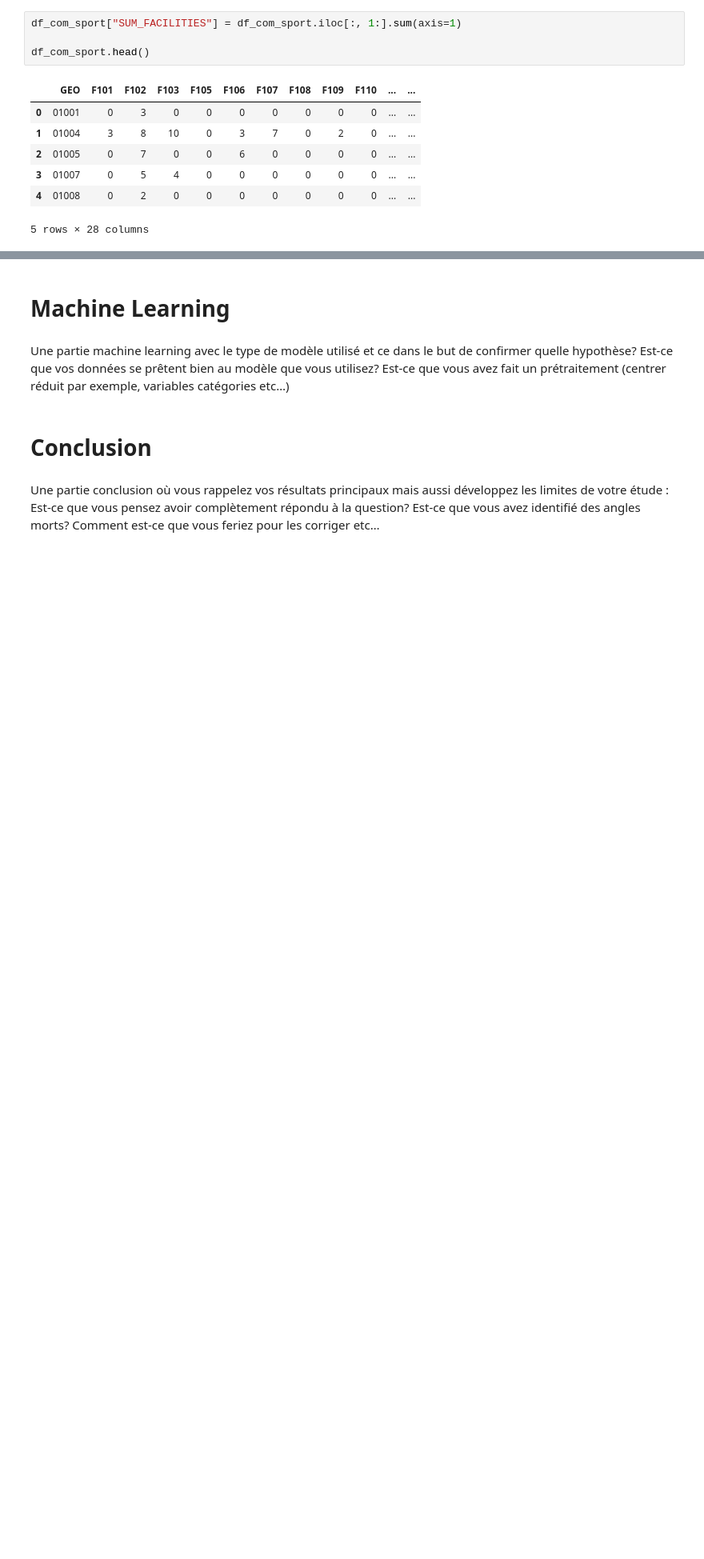
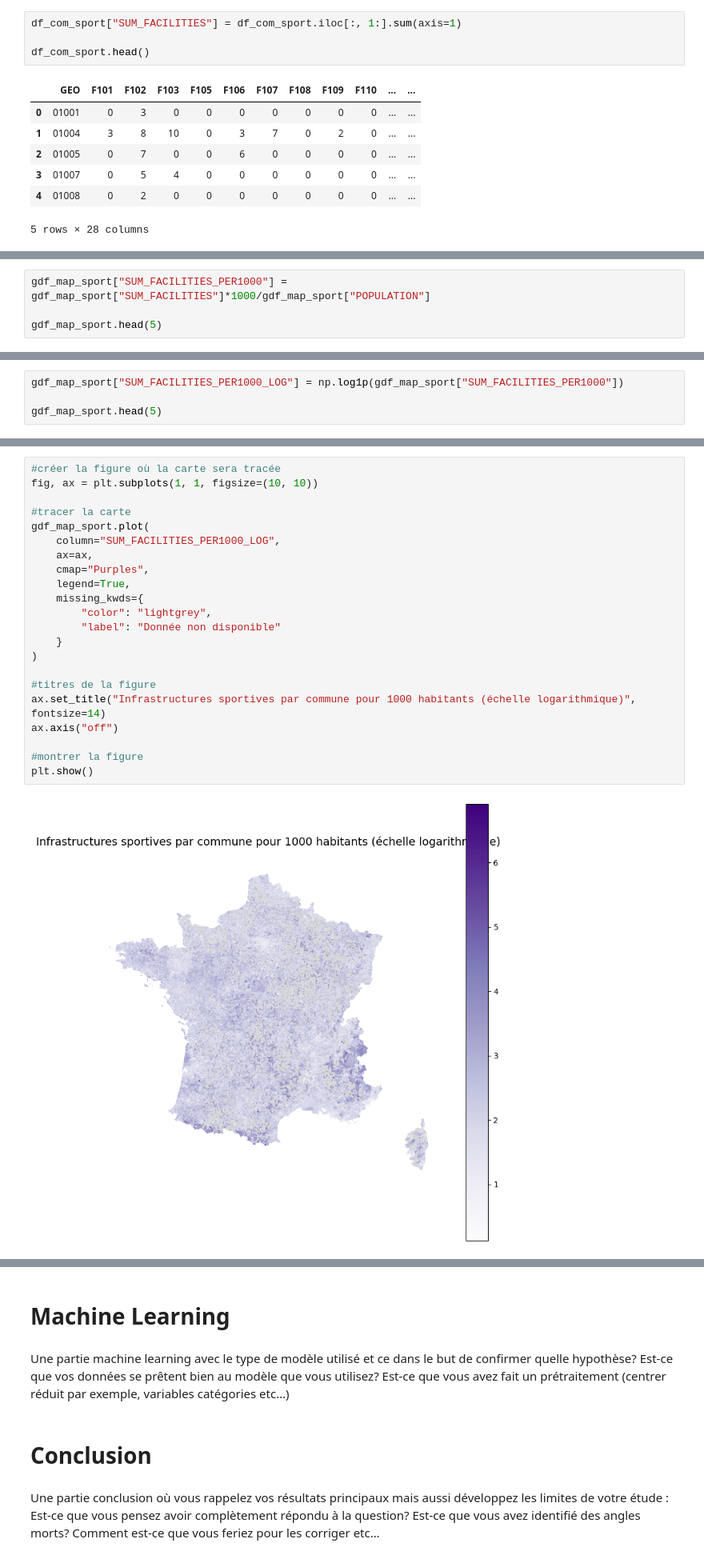
Before and after one commit to heloise1414/Projet-Python-S3, a Jupyter notebook: code/main-clemence v2.ipynb, the cells around one changed output, grey strips where cells are left out. Shown at 80% size. Cells and saved outputs as stored; diff of their text form; blank space fills up the shorter version.

```diff
--- a/code/main-clemence v2.ipynb
+++ b/code/main-clemence v2.ipynb
@@ -1176,0 +1249,4 @@ Maintenant, on veut joindre les deux dataframes pour avoir à la fois la commune
+# %%
+gdf_map_sport["SUM_FACILITIES_PER1000"] = gdf_map_sport["SUM_FACILITIES"]*1000/gdf_map_sport["POPULATION"]
+
+gdf_map_sport.head(5)
@@ -1176,0 +1270,4 @@ Maintenant, on veut joindre les deux dataframes pour avoir à la fois la commune
+# %%
+gdf_map_sport["SUM_FACILITIES_PER1000_LOG"] = np.log1p(gdf_map_sport["SUM_FACILITIES_PER1000"])
+
+gdf_map_sport.head(5)
@@ -1176,0 +1281,24 @@ Maintenant, on veut joindre les deux dataframes pour avoir à la fois la commune
+# %%
+#créer la figure où la carte sera tracée
+fig, ax = plt.subplots(1, 1, figsize=(10, 10))
+
+#tracer la carte
+gdf_map_sport.plot(
+    column="SUM_FACILITIES_PER1000_LOG",
+    ax=ax,
+    cmap="Purples",
+    legend=True,
+    missing_kwds={
+        "color": "lightgrey",
+        "label": "Donnée non disponible"
+    }
+)
+
+#titres de la figure
+ax.set_title("Infrastructures sportives par commune pour 1000 habitants (échelle logarithmique)", fontsize=14)
+ax.axis("off")
+
+#montrer la figure
+plt.show()
+# %% [output]
+[figure, added]
```
Also changed, not shown: parts of 27 cells of this notebook.
